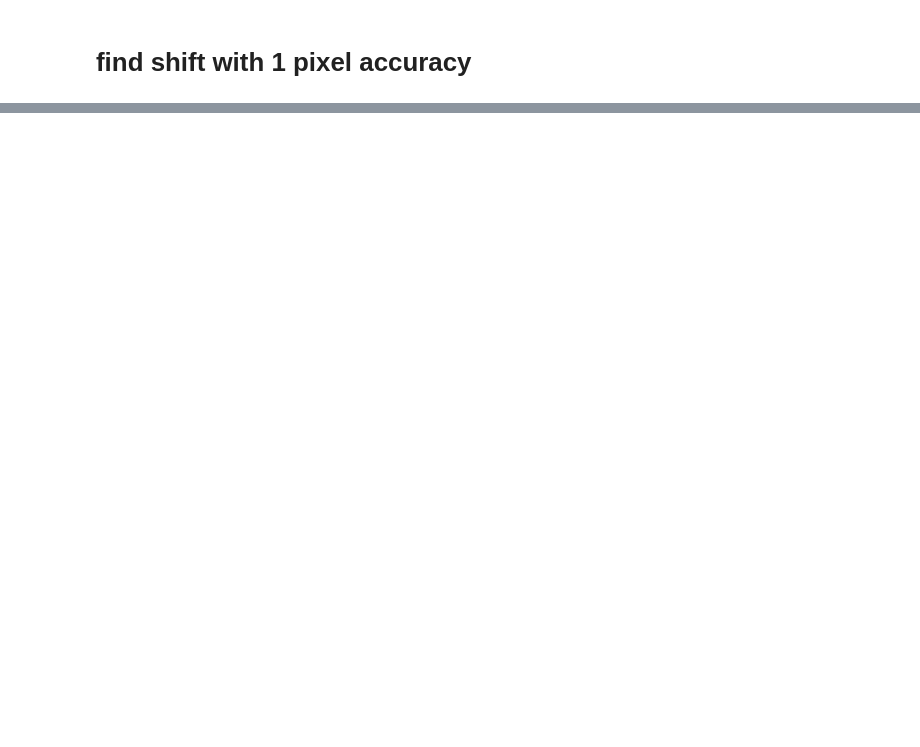
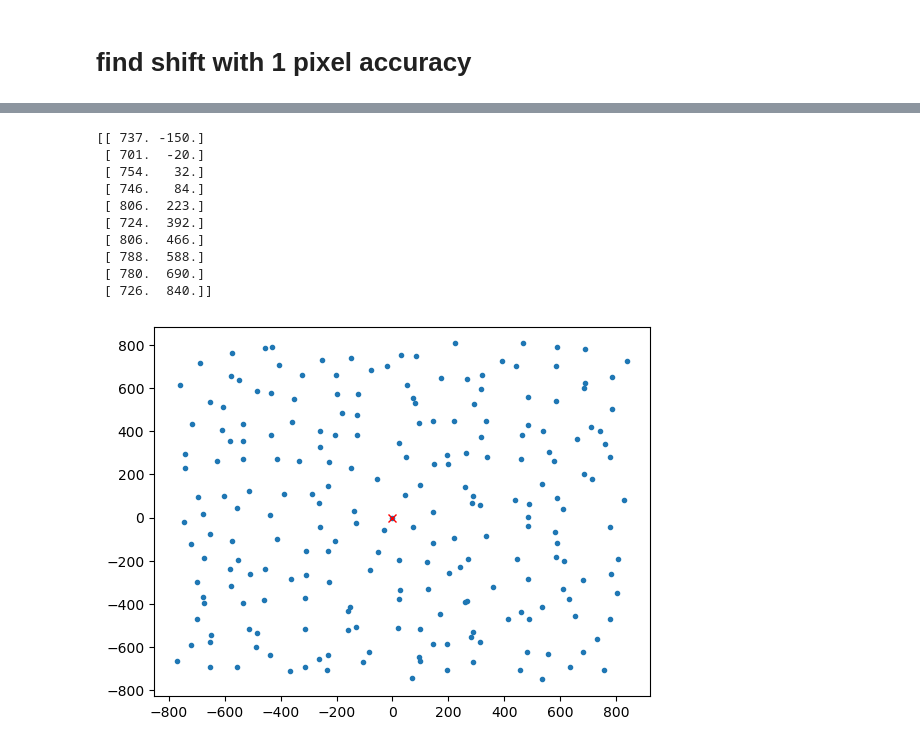
Before and after one commit to nikitinvv/ca_holo_maxiv, a Jupyter notebook: step1_nfp_ca/step12_preprocessing.ipynb, the cells around one changed output, grey strips where cells are left out. Saved outputs shown, nothing was run; the diff lists cells and outputs as text; code cells hidden in the pictures; blank space fills up the shorter version.

```diff
--- a/step1_nfp_ca/step12_preprocessing.ipynb
+++ b/step1_nfp_ca/step12_preprocessing.ipynb
@@ -67,7 +90,7 @@ mshow(ref,mshow)
 # back to original shape
 # original shape is bad, adjust it
 # scan goes from top left!
-shifts = np.loadtxt(f'/data/vnikitin/ESRF/ID16A/20240924/positions/shifts_code_nfp18x18ordered.txt')[:,::-1]
-shifts[:,1]*=-1
-shifts = shifts/voxelsize*1e-6
-print(shifts[:4])
+# shifts = np.loadtxt(f'/data/vnikitin/ESRF/ID16A/20240924/positions/shifts_code_nfp18x18ordered.txt')[:,::-1]
+# shifts[:,1]*=-1
+# shifts = shifts/voxelsize*1e-6
+# print(shifts[:4])
@@ -74,7 +106,7 @@ print(shifts[:4])
 # %%
 
 [npos,n] = data.shape[:2]
-shifts_relative = shifts*0
+shifts_relative = np.zeros([npos,2])#shifts*0
 
 def my_phase_corr(d1, d2):
     image_product = np.fft.fft2(d1) * np.fft.fft2(d2).conj()
@@ -103,6 +135,7 @@ for k in range(0,npos-1):
     shifts_relative[k] = my_phase_corr(rdata[k],rdata[k+1])
     rdatat[k:k+1] = S(rdata[k:k+1].astype('complex64'),-shifts_relative[k:k+1]).real
     dif = rdatat[k]-rdatat[k+1]
+    # mshow(dif,True)
     nn = np.linalg.norm(dif[n//2-n//16:n//2+n//16,n//2-n//16:n//2+n//16])
     if nn>80:
         print('WARNING')
@@ -111,18 +162,30 @@ for k in range(0,npos-1):
 # %%
-ipos = npos//2+9 # align wrt the middle
-shifts_new = shifts*0
+ipos = npos//2# align wrt the middle
+shifts_new = shifts_relative*0
 for k in range(ipos):
     shifts_new[k] = np.sum(shifts_relative[k:ipos],axis=0)
-shifts_new[ipos] = shifts[ipos]
+shifts_new[ipos] = 0#shifts[ipos]
 for k in range(ipos,npos):
     shifts_new[k] = np.sum(-shifts_relative[ipos:k],axis=0)
 
 
-print(shifts[-10:])
+# print(shifts[-10:])
 print(shifts_new[-10:])
-plt.plot(shifts[:,1],shifts[:,0],'.')
+# plt.plot(shifts[:,1],shifts[:,0],'.')
 plt.plot(shifts_new[:,1],shifts_new[:,0],'.')
 plt.plot(shifts_new[ipos,1],shifts_new[ipos,0],'rx')
 plt.show()
 
 np.save('shifts_new.npy',shifts_new)
+# %% [output]
+[[ 737. -150.]
+ [ 701.  -20.]
+ [ 754.   32.]
+ [ 746.   84.]
+ [ 806.  223.]
+ [ 724.  392.]
+ [ 806.  466.]
+ [ 788.  588.]
+ [ 780.  690.]
+ [ 726.  840.]]
+[figure, added]
```
Also changed, not shown: parts of 9 cells of this notebook, 4 other files.
